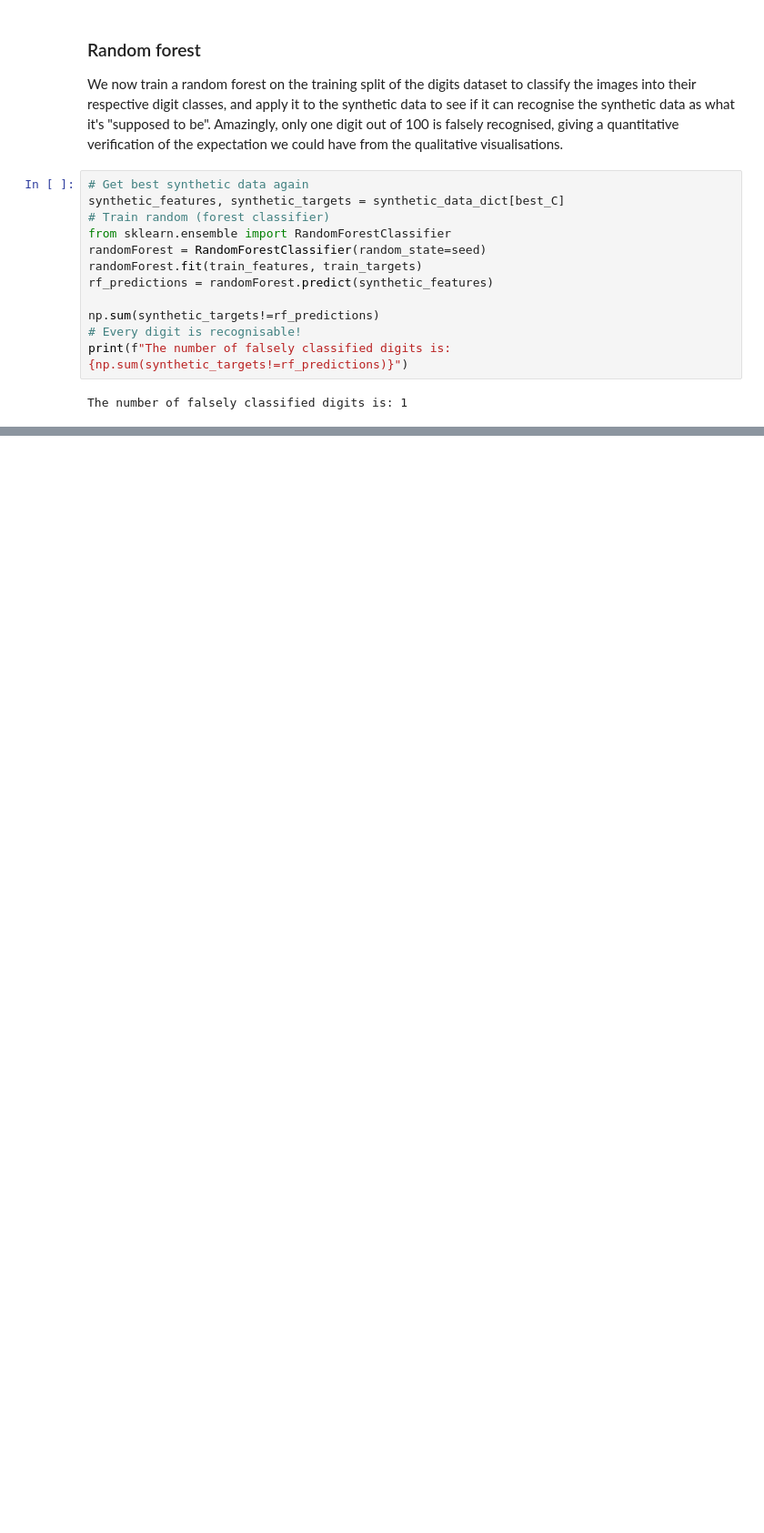
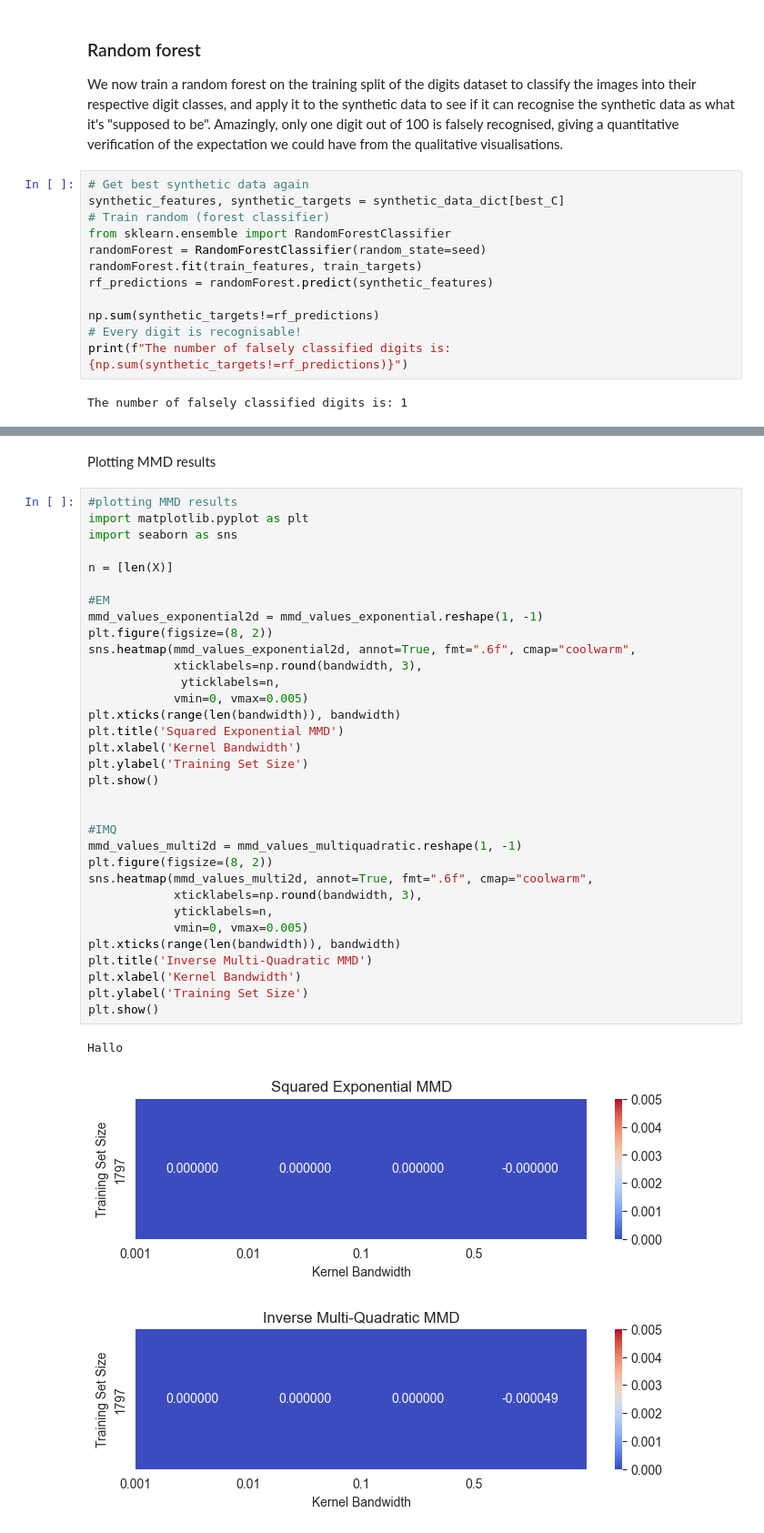
Before and after one commit to timat33/GNN, a Jupyter notebook: Final Notebook(s)/Exercise1.ipynb, the cells around one changed output, grey strips where cells are left out. Shown at 91% size. Cells and saved outputs as stored; diff of their text form; blank space fills up the shorter version.

```diff
--- a/Final Notebook(s)/Exercise1.ipynb
+++ b/Final Notebook(s)/Exercise1.ipynb
@@ -1126,0 +1158,39 @@ The number of falsely classified digits is: 1
+# %% [markdown]
+Plotting MMD results
+# %%
+#plotting MMD results
+import matplotlib.pyplot as plt
+import seaborn as sns
+
+n = [len(X)]
+
+#EM
+mmd_values_exponential2d = mmd_values_exponential.reshape(1, -1)
+plt.figure(figsize=(8, 2))
+sns.heatmap(mmd_values_exponential2d, annot=True, fmt=".6f", cmap="coolwarm",
+            xticklabels=np.round(bandwidth, 3),
+             yticklabels=n,
+            vmin=0, vmax=0.005)
+plt.xticks(range(len(bandwidth)), bandwidth)
+plt.title('Squared Exponential MMD')
+plt.xlabel('Kernel Bandwidth')
+plt.ylabel('Training Set Size')
+plt.show()
+
+
+#IMQ
+mmd_values_multi2d = mmd_values_multiquadratic.reshape(1, -1)
+plt.figure(figsize=(8, 2))
+sns.heatmap(mmd_values_multi2d, annot=True, fmt=".6f", cmap="coolwarm",
+            xticklabels=np.round(bandwidth, 3),
+            yticklabels=n,
+            vmin=0, vmax=0.005)
+plt.xticks(range(len(bandwidth)), bandwidth)
+plt.title('Inverse Multi-Quadratic MMD')
+plt.xlabel('Kernel Bandwidth')
+plt.ylabel('Training Set Size')
+plt.show()
+# %% [output]
+Hallo
+[figure, added]
+[figure, added]
```
Also changed, not shown: parts of 7 cells of this notebook.
